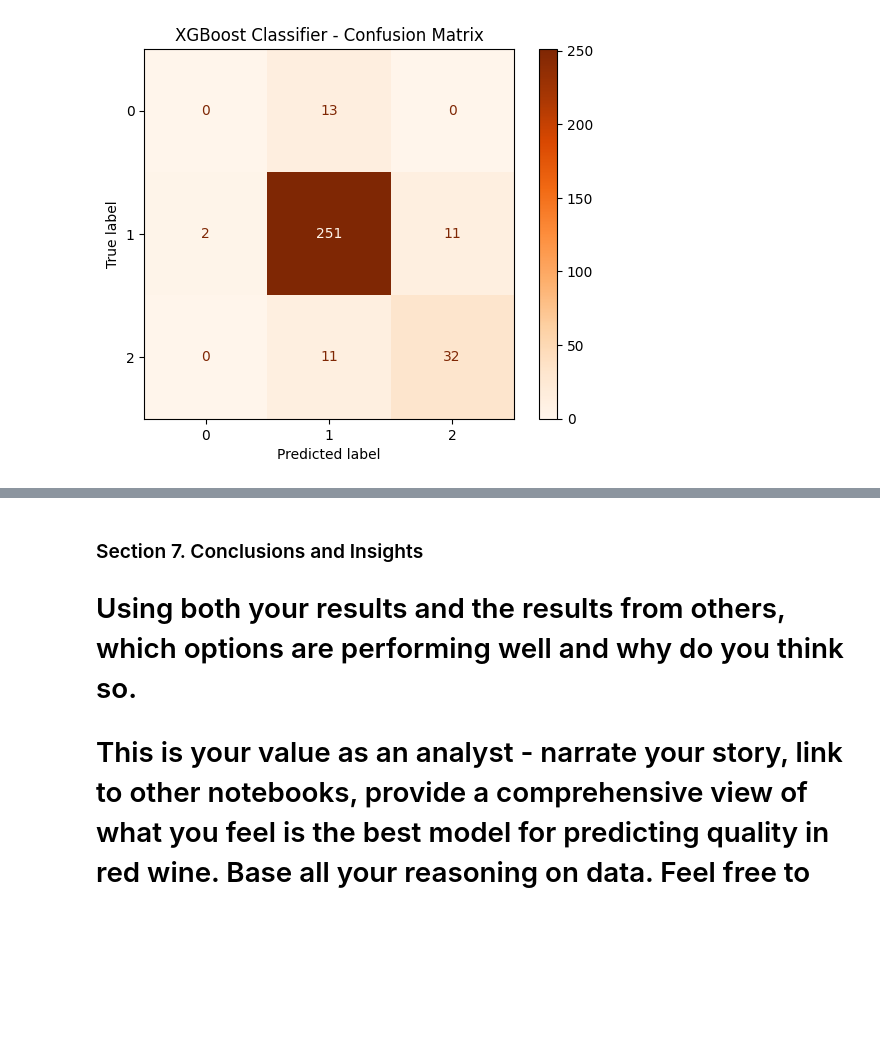
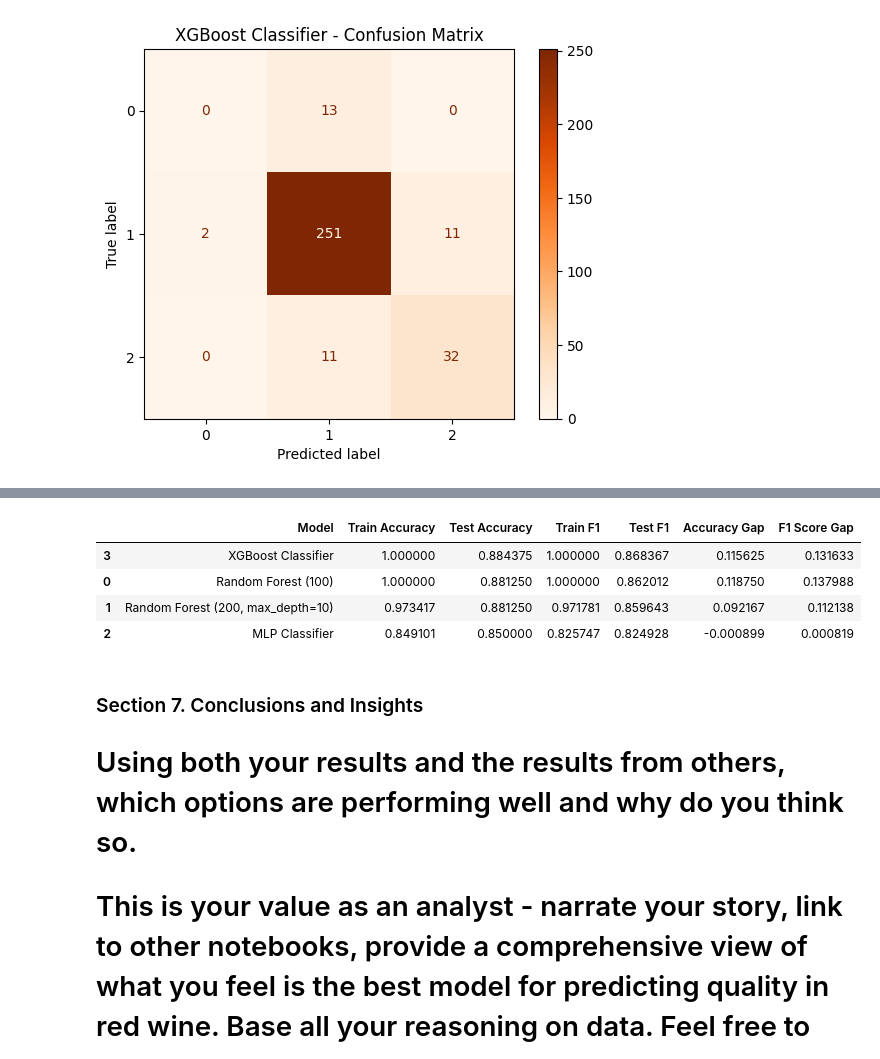
Before and after one commit to Data-Git-Hub/applied-ml-data-git-hub, a Jupyter notebook: lab05/ensemble-data-git-hub.ipynb, the cells around one changed output, grey strips where cells are left out. Drawn from its saved outputs; the diff is of its cells as text; code cells hidden in the pictures; blank space fills up the shorter version.

Commit message:
L5 Sect - 6.0 - Modify ensemble-data-git-hub.ipynb Section 6

```diff
--- a/lab05/ensemble-data-git-hub.ipynb
+++ b/lab05/ensemble-data-git-hub.ipynb
@@ -218,20 +231,23 @@ plt.show()
 
 The dataset is split into training and test sets using stratified sampling. Stratification ensures that all target classes (low, medium, high) are proportionally represented in both sets, supporting better generalization. <br>
 # %%
-# Define input features (excluding original quality columns)
+df["quality_numeric"] = df["quality"].apply(quality_to_number)
+df["quality_label"] = df["quality"].apply(quality_to_label)
+
+# Define input features (excluding target columns)
 X = df.drop(columns=["quality", "quality_label", "quality_numeric"])
 y = df["quality_numeric"]
 
-# Stratified split to maintain class balance
+# Stratified train/test split
 X_train, X_test, y_train, y_test = train_test_split(
     X, y, test_size=0.2, random_state=42, stratify=y
 )
 
-# Prepare DataFrames with mapped class labels
+# Create labeled versions for visualization
 train_labels = pd.DataFrame({"quality_label": y_train.map({0: "low", 1: "medium", 2: "high"})})
 test_labels = pd.DataFrame({"quality_label": y_test.map({0: "low", 1: "medium", 2: "high"})})
 
-# Plot
+# Plot class distributions
 fig, ax = plt.subplots(1, 2, figsize=(12, 4))
 
 sns.countplot(data=train_labels, x="quality_label", hue="quality_label", palette="Blues", legend=False, ax=ax[0])
@@ -405,3 +415,62 @@ display(results_df)
+# %%
+# Define evaluation function
+def evaluate_model(name, model, X_train, y_train, X_test, y_test, results):
+    model.fit(X_train, y_train)
+
+    y_train_pred = model.predict(X_train)
+    y_test_pred = model.predict(X_test)
+
+    train_acc = accuracy_score(y_train, y_train_pred)
+    test_acc = accuracy_score(y_test, y_test_pred)
+    train_f1 = f1_score(y_train, y_train_pred, average="weighted")
+    test_f1 = f1_score(y_test, y_test_pred, average="weighted")
+
+    results.append({
+        "Model": name,
+        "Train Accuracy": train_acc,
+        "Test Accuracy": test_acc,
+        "Train F1": train_f1,
+        "Test F1": test_f1,
+    })
+
+# Initialize results
+results = []
+
+# Run evaluations (ensure model variables are defined)
+evaluate_model("Random Forest (100)", rf100, X_train, y_train, X_test, y_test, results)
+evaluate_model("Random Forest (200, max_depth=10)", rf200_limited, X_train, y_train, X_test, y_test, results)
+evaluate_model("MLP Classifier", mlp, X_train, y_train, X_test, y_test, results)
+evaluate_model("XGBoost Classifier", xgb_model, X_train, y_train, X_test, y_test, results)
+
+# Create results DataFrame with gap calculations
+results_df = pd.DataFrame(results)
+results_df["Accuracy Gap"] = results_df["Train Accuracy"] - results_df["Test Accuracy"]
+results_df["F1 Score Gap"] = results_df["Train F1"] - results_df["Test F1"]
+results_df_sorted = results_df.sort_values(by="Test Accuracy", ascending=False)
+
+# 🔧 Font color version of highlight function
+def highlight_best_values_green_text(df):
+    df_numeric = df.select_dtypes(include=['float64', 'int64'])
+    styled_df = pd.DataFrame('', index=df.index, columns=df.columns)
+
+    for column in df_numeric.columns:
+        if 'Gap' in column:
+            best_idx = df[column].idxmin()
+        else:
+            best_idx = df[column].idxmax()
+
+        styled_df.loc[best_idx, column] = 'color: green'
+
+    return styled_df
+
+# Show styled DataFrame with green best values
+results_df_sorted.style.apply(highlight_best_values_green_text, axis=None)
+# %% [output]
+|  | Model | Train Accuracy | Test Accuracy | Train F1 | Test F1 | Accuracy Gap | F1 Score Gap |
+| 3 | XGBoost Classifier | 1.000000 | 0.884375 | 1.000000 | 0.868367 | 0.115625 | 0.131633 |
+| 0 | Random Forest (100) | 1.000000 | 0.881250 | 1.000000 | 0.862012 | 0.118750 | 0.137988 |
+| 1 | Random Forest (200, max_depth=10) | 0.973417 | 0.881250 | 0.971781 | 0.859643 | 0.092167 | 0.112138 |
+| 2 | MLP Classifier | 0.849101 | 0.850000 | 0.825747 | 0.824928 | -0.000899 | 0.000819 |
 # %% [markdown]
 ### Section 7. Conclusions and Insights
 
```
Also changed, not shown: parts of 4 cells of this notebook, 1 other file.
